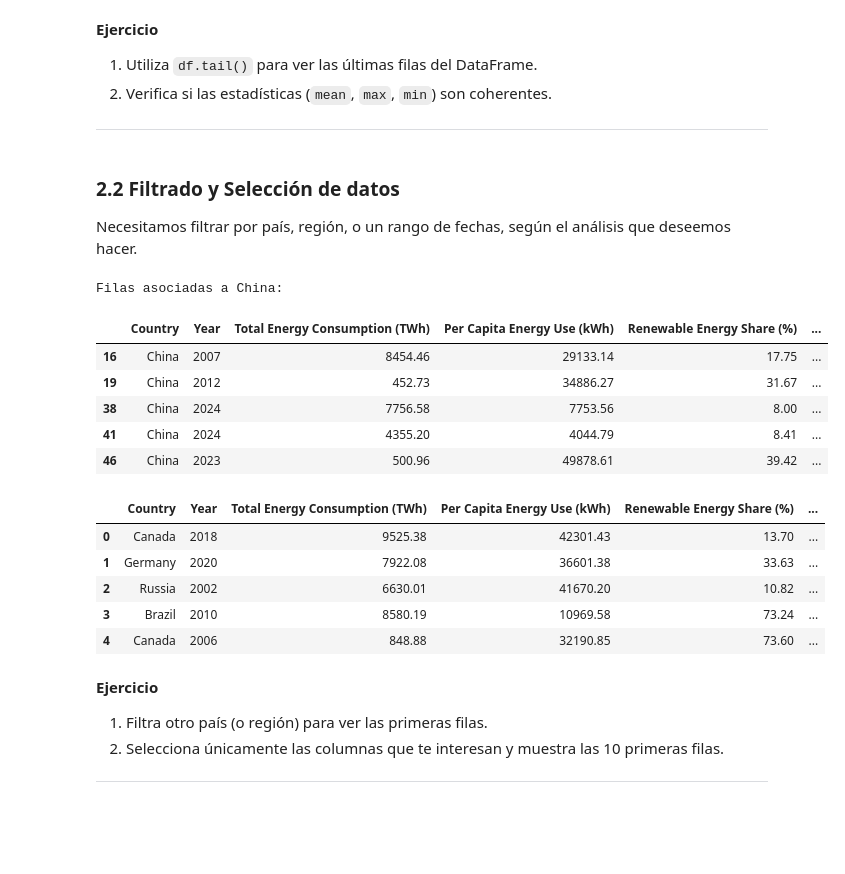
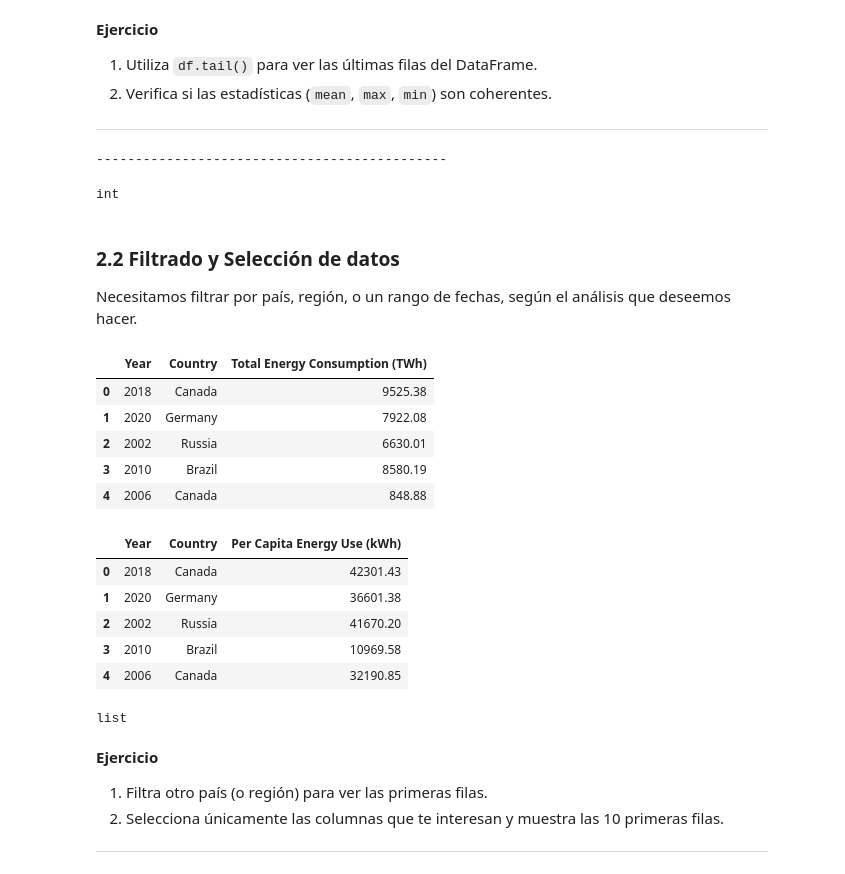
Before and after one commit to jennifergc/data_sci_intro, a Jupyter notebook: Taller_11F_Parte1.ipynb, the cells around one changed output. Saved outputs shown, nothing was run; the diff lists cells and outputs as text; code cells hidden in the pictures; blank space fills up the shorter version.

```diff
--- a/Taller_11F_Parte1.ipynb
+++ b/Taller_11F_Parte1.ipynb
@@ -81,7 +81,7 @@ En Google Colab podemos **subir** el CSV manualmente a la carpeta de trabajo, o
 # %%
 # Actualiza la ruta a tu archivo CSV
 #Dataset: https://www.kaggle.com/datasets/atharvasoundankar/global-energy-consumption-2000-2024
-ruta_csv = "/global_energy_consumption.csv"
+ruta_csv = "/content/global_energy_consumption.csv"
 
 # Lectura del archivo CSV
 df = pd.read_csv(ruta_csv)
@@ -191,3 +161,14 @@ valor_minimo = df['ColumnaX'].min()
+# %%
+df.tail()
+
+print("---------------------------------------------")
+
+valor_minimo = df['Year'].min()
+
+type(valor_minimo)
+# %% [output]
+---------------------------------------------
+int
 # %% [markdown]
 ### 2.2 Filtrado y Selección de datos
 
@@ -195,31 +176,38 @@ Necesitamos filtrar por país, región, o un rango de fechas, según el análisi
 # %%
 # EJEMPLO: Filtrar filas si existe una columna 'Country' y queremos ver 'China'
 # Ajusta el nombre de la columna y el valor a tu dataset
-if 'Country' in df.columns:
-    filtro_china = df[df['Country'] == 'China']
-    print("Filas asociadas a China:")
-    display(filtro_china.head())
-else:
-    print("No se encontró la columna 'Country'. Ajusta el ejemplo.")
+#if 'Country' in df.columns:
+#    filtro_china = df[df['Country'] == 'China']
+#    print("Filas asociadas a China:")
+#    display(filtro_china.head())
+#else:
+#    print("No se encontró la columna 'Country'. Ajusta el ejemplo.")
 
 # EJEMPLO: Seleccionar solo columnas específicas
-columnas_interes = ['Year', 'Country', 'Energy Consumption']  # Ajusta a tu dataset
+columnas_interes = ['Year', 'Country', 'Total Energy Consumption (TWh)']  # Ajusta a tu dataset
 df_seleccion = df[columnas_interes] if set(columnas_interes).issubset(df.columns) else df
 df_seleccion.head()
 # %% [output]
-Filas asociadas a China:
-|  | Country | Year | Total Energy Consumption (TWh) | Per Capita Energy Use (kWh) | Renewable Energy Share (%) | ... |
-| 16 | China | 2007 | 8454.46 | 29133.14 | 17.75 | ... |
-| 19 | China | 2012 | 452.73 | 34886.27 | 31.67 | ... |
-| 38 | China | 2024 | 7756.58 | 7753.56 | 8.00 | ... |
-| 41 | China | 2024 | 4355.20 | 4044.79 | 8.41 | ... |
-| 46 | China | 2023 | 500.96 | 49878.61 | 39.42 | ... |
+|  | Year | Country | Total Energy Consumption (TWh) |
+| 0 | 2018 | Canada | 9525.38 |
+| 1 | 2020 | Germany | 7922.08 |
+| 2 | 2002 | Russia | 6630.01 |
+| 3 | 2010 | Brazil | 8580.19 |
+| 4 | 2006 | Canada | 848.88 |
-|  | Country | Year | Total Energy Consumption (TWh) | Per Capita Energy Use (kWh) | Renewable Energy Share (%) | ... |
-| 0 | Canada | 2018 | 9525.38 | 42301.43 | 13.70 | ... |
-| 1 | Germany | 2020 | 7922.08 | 36601.38 | 33.63 | ... |
-| 2 | Russia | 2002 | 6630.01 | 41670.20 | 10.82 | ... |
-| 3 | Brazil | 2010 | 8580.19 | 10969.58 | 73.24 | ... |
-| 4 | Canada | 2006 | 848.88 | 32190.85 | 73.60 | ... |
+# %%
+df_seleccion = df[['Year', 'Country', 'Per Capita Energy Use (kWh)']]
+df_seleccion.head()
+# %% [output]
+|  | Year | Country | Per Capita Energy Use (kWh) |
+| 0 | 2018 | Canada | 42301.43 |
+| 1 | 2020 | Germany | 36601.38 |
+| 2 | 2002 | Russia | 41670.20 |
+| 3 | 2010 | Brazil | 10969.58 |
+| 4 | 2006 | Canada | 32190.85 |
+# %%
+type(columnas_interes)
+# %% [output]
+list
 # %% [markdown]
 **Ejercicio**
 1. Filtra otro país (o región) para ver las primeras filas.
```
Also changed, not shown: parts of 26 cells of this notebook.
